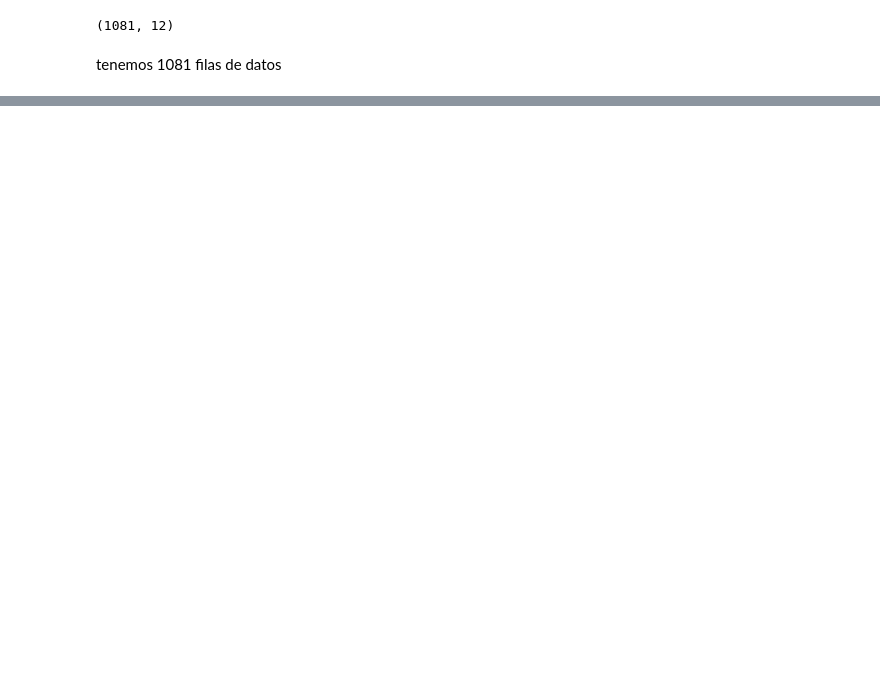
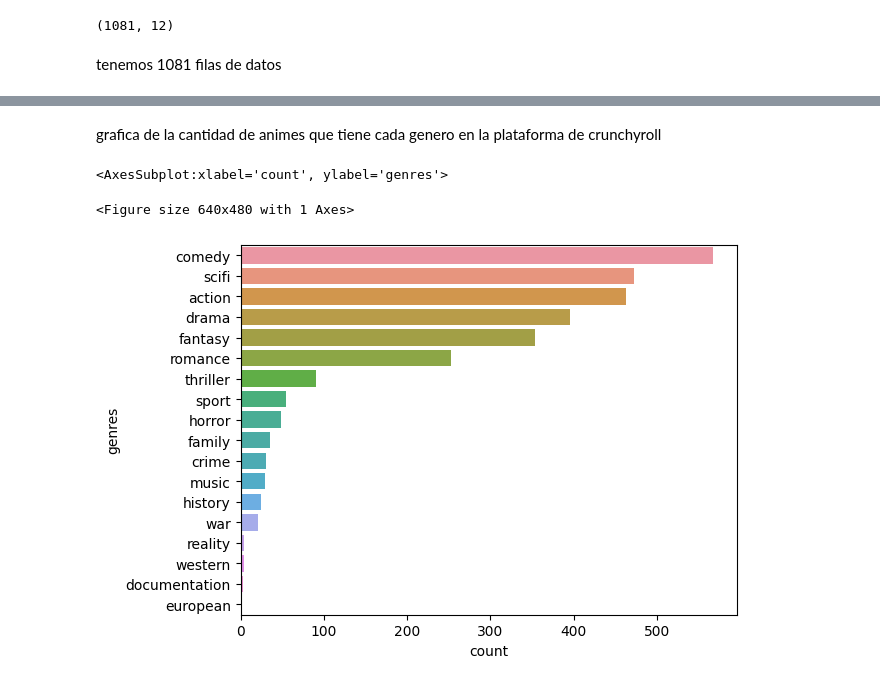
Before and after one commit to Eva02Daruma/presentacion-de-IA, a Jupyter notebook: main.ipynb, the cells around one changed output, grey strips where cells are left out. Cells and saved outputs as stored; diff of their text form; code cells hidden in the pictures; blank space fills up the shorter version.

Commit message:
grafica de cantidad de categorias añadido

```diff
--- a/main.ipynb
+++ b/main.ipynb
@@ -73,3 +78,10 @@ titulos.shape
 (1081, 12)
 # %% [markdown]
 tenemos 1081 filas de datos
+# %%
+unique_genres = [val.strip() for sublist in titulos.genres.dropna().str.split(",").tolist() for val in sublist]
+# %%
+genres_summary = pd.DataFrame(unique_genres,columns=['genres']).value_counts().reset_index().rename(columns={0:'count'})
+#Eliminamos la categoria animacion y la categoria vacia ya que estas no son importantes a la hora de graficarlo
+genres_summary = genres_summary.drop(0)
+genres_summary = genres_summary.drop(15)
@@ -75,0 +108,9 @@ tenemos 1081 filas de datos
+# %% [markdown]
+grafica de la cantidad de animes que tiene cada genero en la plataforma de crunchyroll
+# %%
+ax = sns.barplot(x="count", y="genres", data=genres_summary)
+ax
+# %% [output]
+<AxesSubplot:xlabel='count', ylabel='genres'>
+<Figure size 640x480 with 1 Axes>
+[figure, added]
```
Also changed, not shown: parts of 4 cells of this notebook.
